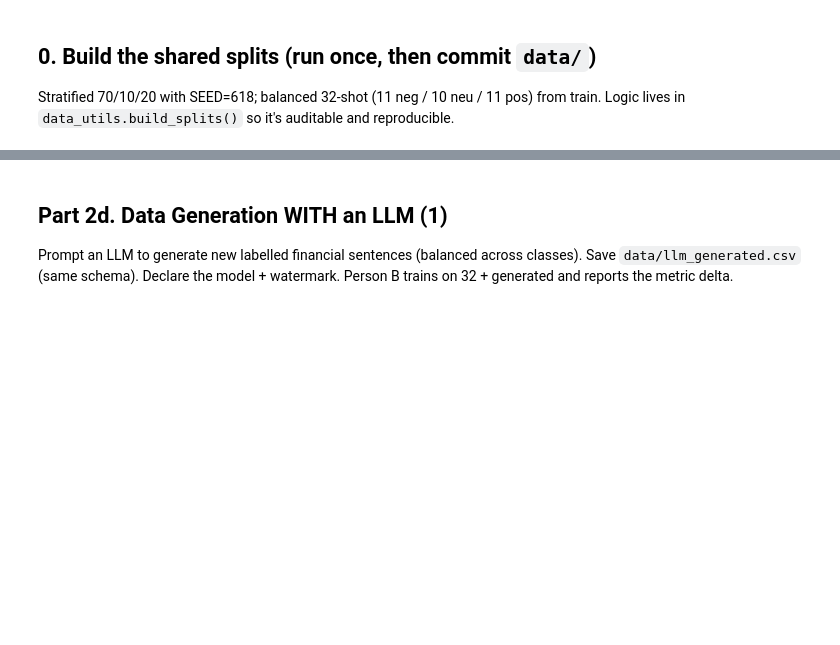
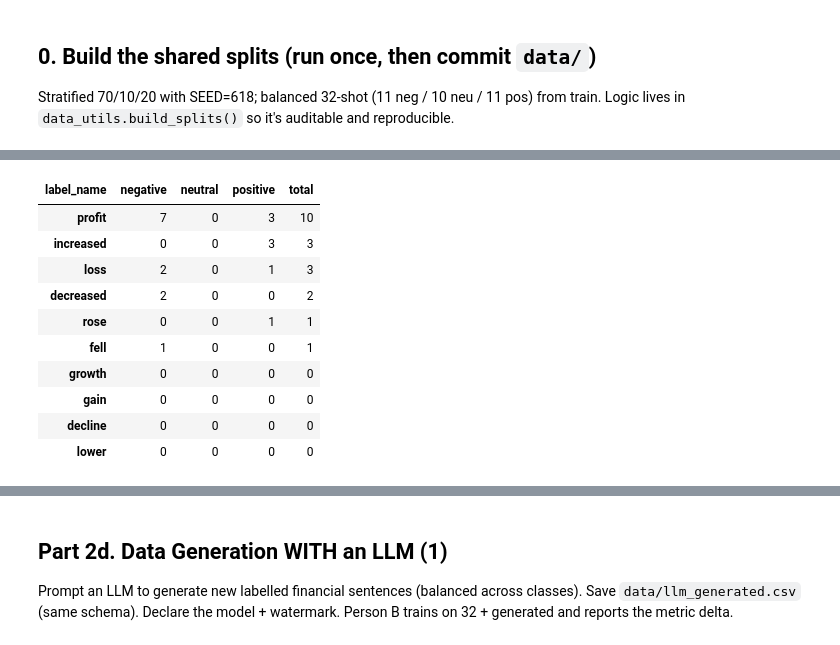
Before and after one commit to cherrylchico/advanced_nlp, a Jupyter notebook: notebooks/dataprep_aug.ipynb, the cells around one changed output, grey strips where cells are left out. Cells and saved outputs as stored; diff of their text form; code cells hidden in the pictures; blank space fills up the shorter version.

```diff
--- a/notebooks/dataprep_aug.ipynb
+++ b/notebooks/dataprep_aug.ipynb
@@ -61,0 +195,17 @@ _Name the tradeoff: back-translation preserves meaning better; EDA is cheaper bu
+# %%
+# watermark: AGLLM (AI-assisted content disclosure)
+# Observation 2: numbers/percentages are pervasive; direction words (up/down) track sentiment.
+import re
+NUM = re.compile(r'\d[\d.,]*\s*%?')
+df['n_numbers'] = df['text'].apply(lambda t: len(NUM.findall(t)))
+df['has_number'] = df['n_numbers'] > 0
+df['dir_up'] = df['text'].str.contains(
+    r'\b(?:increase|increased|rose|grew|growth|up|higher|gain|gained)\b', case=False, regex=True)
+df['dir_down'] = df['text'].str.contains(
+    r'\b(?:decrease|decreased|fell|fall|loss|lower|decline|declined|down|drop|dropped)\b', case=False, regex=True)
+df.groupby('label_name').agg(
+    texts=('text', 'size'),
+    with_numbers=('has_number', 'sum'),
+    avg_numbers=('n_numbers', 'mean'),
+    up_words=('dir_up', 'sum'),
+    down_words=('dir_down', 'sum')).round(2).reindex(du.LABEL_NAMES)
@@ -61,0 +219,11 @@ _Name the tradeoff: back-translation preserves meaning better; EDA is cheaper bu
+# %%
+# watermark: AGLLM (AI-assisted content disclosure)
+# Observation 3: generic business jargon appears across all classes (little sentiment signal).
+def class_counts(term):
+    m = df['text'].str.contains(rf'\b{term}\b', case=False, regex=True)
+    return df.loc[m, 'label_name'].value_counts().reindex(du.LABEL_NAMES).fillna(0).astype(int)
+
+generic_terms = ['quarter', 'year', 'period', 'company', 'eur', 'mn', 'million', 'market']
+generic_tbl = pd.DataFrame({t: class_counts(t) for t in generic_terms}).T
+generic_tbl['total'] = generic_tbl.sum(axis=1)
+generic_tbl.sort_values('total', ascending=False)
@@ -61,0 +241,21 @@ _Name the tradeoff: back-translation preserves meaning better; EDA is cheaper bu
+# %%
+# watermark: AGLLM (AI-assisted content disclosure)
+# Observation 4: sentiment-bearing finance terms concentrate in particular classes.
+# (Reuses class_counts defined in the Observation 3 cell — run that cell first.)
+sentiment_terms = ['profit', 'growth', 'increased', 'rose', 'gain',
+                   'loss', 'decline', 'fell', 'decreased', 'lower']
+sentiment_tbl = pd.DataFrame({t: class_counts(t) for t in sentiment_terms}).T
+sentiment_tbl['total'] = sentiment_tbl.sum(axis=1)
+sentiment_tbl.sort_values('total', ascending=False)
+# %% [output]
+| label_name | negative | neutral | positive | total |
+| profit | 7 | 0 | 3 | 10 |
+| increased | 0 | 0 | 3 | 3 |
+| loss | 2 | 0 | 1 | 3 |
+| decreased | 2 | 0 | 0 | 2 |
+| rose | 0 | 0 | 1 | 1 |
+| fell | 1 | 0 | 0 | 1 |
+| growth | 0 | 0 | 0 | 0 |
+| gain | 0 | 0 | 0 | 0 |
+| decline | 0 | 0 | 0 | 0 |
+| lower | 0 | 0 | 0 | 0 |
```
Also changed, not shown: parts of 21 cells of this notebook, 2 other files.
